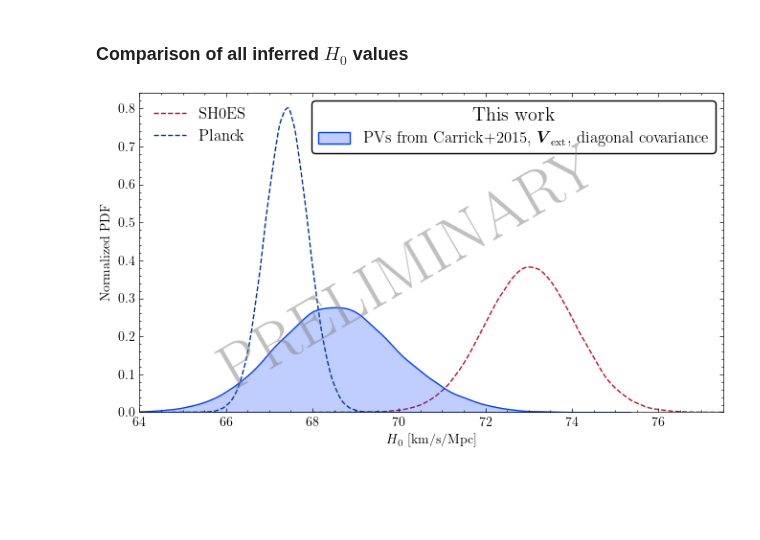
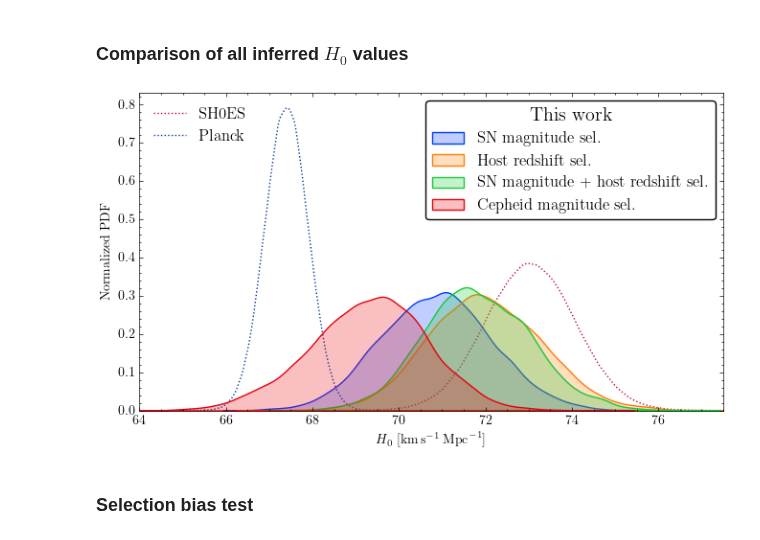
Before and after one commit to candel-cosmo/CANDEL, a Jupyter notebook: notebooks/paper_SH0ES/paper_plots.ipynb, the cells around one changed output. Drawn from its saved outputs; the diff is of its cells as text; code cells hidden in the pictures; blank space fills up the shorter version.

```diff
--- a/notebooks/paper_SH0ES/paper_plots.ipynb
+++ b/notebooks/paper_SH0ES/paper_plots.ipynb
@@ -277,8 +383,9 @@ M_Gaia:  -5.9034147 ± 0.025000005541368706
 # %%
 M_HST, e_M_HST = data["M_HST"], data["e_M_HST"]
 M_Gaia, e_M_Gaia = data["M_Gaia"], data["e_M_Gaia"]
-samples_r2 = read_samples(root, "Cepheid_distances_r2_prior.hdf5", "M_W")
-samples_uniform = read_samples(root, "Cepheid_distances_mu_uniform.hdf5", "M_W")
+samples_r2 = read_samples(root, "Cepheid_distances_no_redshift_r2_mu_SN_mag_sel.hdf5", "M_W")
+samples_uniform = read_samples(root, "Cepheid_distances_no_redshift_uniform_mu.hdf5", "M_W")
+
 
 with plt.style.context("science"):
     plt.figure()
@@ -313,8 +420,8 @@ with plt.style.context("science"):
 mean = data["mu_N4258_anchor"]
 err = data["e_mu_N4258_anchor"]
 
-samples_r2 = read_samples(root, "Cepheid_distances_r2_prior.hdf5", "mu_N4258")
-samples_uniform = read_samples(root, "Cepheid_distances_mu_uniform.hdf5", "mu_N4258")
+samples_r2 = read_samples(root, "Cepheid_distances_no_redshift_r2_mu_SN_mag_sel.hdf5", "mu_N4258")
+samples_uniform = read_samples(root, "Cepheid_distances_no_redshift_uniform_mu.hdf5", "mu_N4258")
 
 with plt.style.context("science"):
     plt.figure()
@@ -503,14 +624,28 @@ Removed no burn in
 ### Comparison of all inferred $H_0$ values
 # %%
 fnames = [
-    "Cepheid_H0_C15.hdf5",
+    "Cepheid_H0_Manticore_SN_sel.hdf5",
+    "Cepheid_H0_Manticore_redshift_sel.hdf5",
+    "Cepheid_H0_Manticore_joint_sel.hdf5",
+    "Cepheid_H0_Manticore_Cepheid_mag_sel.hdf5",
+    # "Cepheid_H0_C15_SN_sel.hdf5",
+    # "Cepheid_H0_C15_redshift_sel.hdf5",
+    # "Cepheid_H0_sigma_v_Vext_SN_sel.hdf5",
+    # "Cepheid_H0_sigma_v_Vext_redshift_sel.hdf5",
+    # "Cepheid_H0_C15.hdf5",
     # "Cepheid_H0_PV_covmat.hdf5",
     # "Cepheid_H0_Vext_sigma_v.hdf5",
     # "Cepheid_H0_sigma_v.hdf5",
     # "Cepheid_H0_PV_covmat_scaled.hdf5",
 ]
 labels = [
-    r"PVs from Carrick+2015, $\boldsymbol{V}_{\rm ext}$, diagonal covariance",
+    "SN magnitude sel.",
+    "Host redshift sel.",
+    "SN magnitude + host redshift sel.",
+    "Cepheid magnitude sel.",
+    # r"$\boldsymbol{V}_{\rm ext},\,\sigma_v$ (SN sel.)",
+    # r"$\boldsymbol{V}_{\rm ext},\,\sigma_v$ (redshift sel.)",
+    # r"PVs from Carrick+2015, $\boldsymbol{V}_{\rm ext}$, diagonal covariance",
     # r"$\langle V_{\rm pec}\rangle = 0$, $\Lambda$CDM covariance",
     # r"$\boldsymbol{V}_{\rm ext}$, diagonal covariance",
     # r"$\langle V_{\rm pec}\rangle = 0$, diagonal covariance",
@@ -519,6 +654,8 @@ labels = [
     # r"Cepheids full",
 ]
 
+
+
 samples = [read_samples(root, fname, "H0") for fname in fnames]
 # %%
 fig_width = 6.8  # in inches
@@ -543,7 +680,7 @@ with plt.style.context("science"):
         label="SH0ES",
         fill=False,
         # alpha=0.2,
-        ls="--",
+        ls="dotted",
         color="#BF0A30",
         zorder=-1,
     )
@@ -552,18 +689,18 @@ with plt.style.context("science"):
         label="Planck",
         fill=False,
         # alpha=0.2,
-        ls="--",
+        ls="dotted",
         color="#003399",
         zorder=-1,
     )
 
-    plt.text(
-    0.5, 0.5, "PRELIMINARY",
-    fontsize=48, color='gray', alpha=0.5,
-    ha='center', va='center', zorder=10,
-    transform=plt.gcf().transFigure, rotation=30)
+    # plt.text(
+    # 0.5, 0.5, "PRELIMINARY",
+    # fontsize=48, color='gray', alpha=0.5,
+    # ha='center', va='center', zorder=10,
+    # transform=plt.gcf().transFigure, rotation=30)
 
-    plt.xlabel(r"$H_0 ~ [\mathrm{km}/\mathrm{s}/\mathrm{Mpc}]$")
+    plt.xlabel(r"$H_0 ~ [\mathrm{km}\,\mathrm{s}^{-1}\,\mathrm{Mpc}^{-1}]$")
     plt.ylabel("Normalized PDF")
     # plt.legend(ncol=1, fontsize="large")
 
@@ -580,31 +717,33 @@ with plt.style.context("science"):
 
     for h, l in zip(handles, labels_all):
         if l in ["SH0ES", "Planck"]:
             ref_handles.append(h)
             ref_labels.append(l)
         else:
             main_handles.append(h)
             main_labels.append(l)
 
     legend1 = ax.legend(
         main_handles, main_labels,
         loc="upper right",
         fontsize="large",
         title="This work",
         title_fontsize="x-large",
         frameon=True,
         edgecolor='black',
         facecolor='white',
         fancybox=True,
         framealpha=1
     )
     ax.add_artist(legend1)
     ax.legend(ref_handles, ref_labels, loc="upper left", fontsize="large")
 
 
     plt.xlim(64, 77.5)
     plt.tight_layout()
     plt.savefig("/Users/rstiskalek/Downloads/H0_comparison.pdf", dpi=500, bbox_inches="tight")
     plt.show()
 # %% [output]
-[figure, old version]
+[figure, new version]
+# %% [markdown]
+### Selection bias test
```
Also changed, not shown: parts of 40 cells of this notebook, 19 other files.
